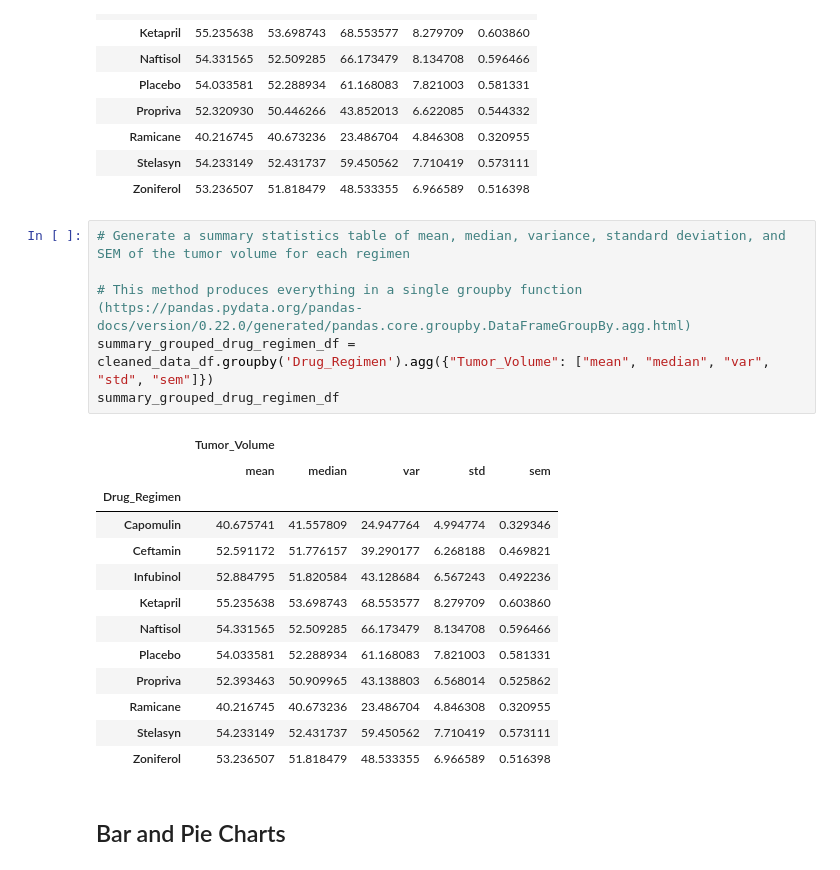
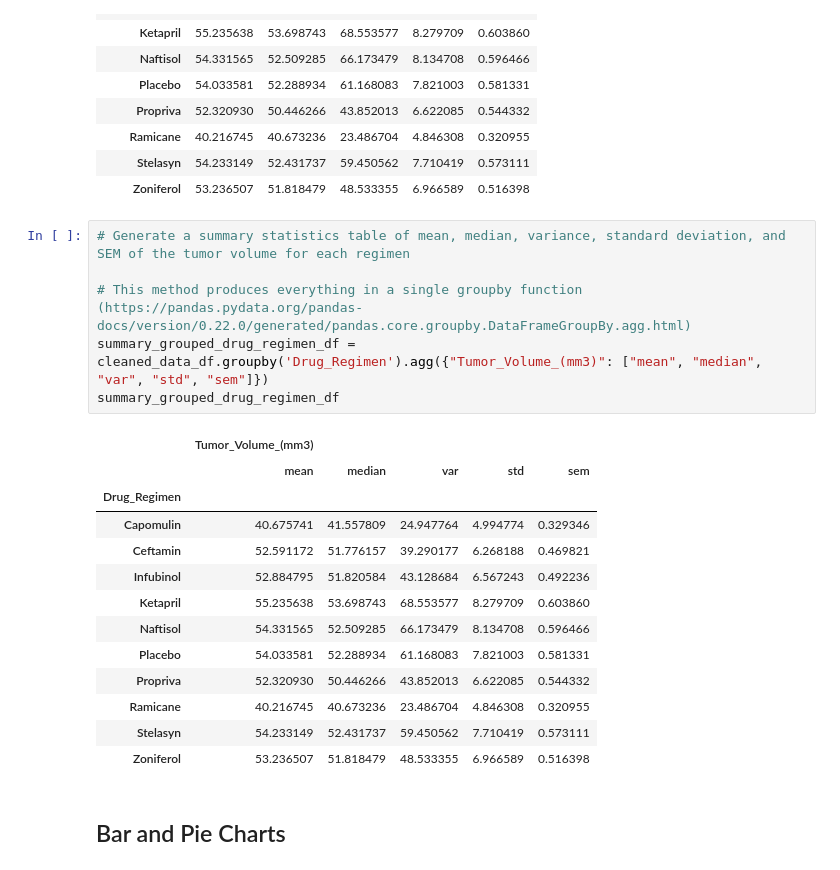
Before and after one commit to kwelter23/matplotlip, a Jupyter notebook: Pymaceuticals/pymaceuticals_starter.ipynb, the cells around one changed output. Saved outputs shown, nothing was run; the diff lists cells and outputs as text.

```diff
--- a/Pymaceuticals/pymaceuticals_starter.ipynb
+++ b/Pymaceuticals/pymaceuticals_starter.ipynb
@@ -235,11 +235,11 @@ merge_all.set_index('Drug_Regimen', drop=True)
 # %%
 # Generate a summary statistics table of mean, median, variance, standard deviation, and SEM of the tumor volume for each regimen
 
 # This method produces everything in a single groupby function (https://pandas.pydata.org/pandas-docs/version/0.22.0/generated/pandas.core.groupby.DataFrameGroupBy.agg.html)
-summary_grouped_drug_regimen_df = cleaned_data_df.groupby('Drug_Regimen').agg({"Tumor_Volume": ["mean", "median", "var", "std", "sem"]})
+summary_grouped_drug_regimen_df = cleaned_data_df.groupby('Drug_Regimen').agg({"Tumor_Volume_(mm3)": ["mean", "median", "var", "std", "sem"]})
 summary_grouped_drug_regimen_df
 # %% [output]
-|  | Tumor_Volume |  |  |  |  |
+|  | Tumor_Volume_(mm3) |  |  |  |  |
 |  | mean | median | var | std | sem |
 | Drug_Regimen |  |  |  |  |  |
 | Capomulin | 40.675741 | 41.557809 | 24.947764 | 4.994774 | 0.329346 |
@@ -248,7 +248,7 @@ summary_grouped_drug_regimen_df
 | Ketapril | 55.235638 | 53.698743 | 68.553577 | 8.279709 | 0.603860 |
 | Naftisol | 54.331565 | 52.509285 | 66.173479 | 8.134708 | 0.596466 |
 | Placebo | 54.033581 | 52.288934 | 61.168083 | 7.821003 | 0.581331 |
-| Propriva | 52.393463 | 50.909965 | 43.138803 | 6.568014 | 0.525862 |
+| Propriva | 52.320930 | 50.446266 | 43.852013 | 6.622085 | 0.544332 |
 | Ramicane | 40.216745 | 40.673236 | 23.486704 | 4.846308 | 0.320955 |
 | Stelasyn | 54.233149 | 52.431737 | 59.450562 | 7.710419 | 0.573111 |
 | Zoniferol | 53.236507 | 51.818479 | 48.533355 | 6.966589 | 0.516398 |
```
Also changed, not shown: parts of 13 cells of this notebook.
